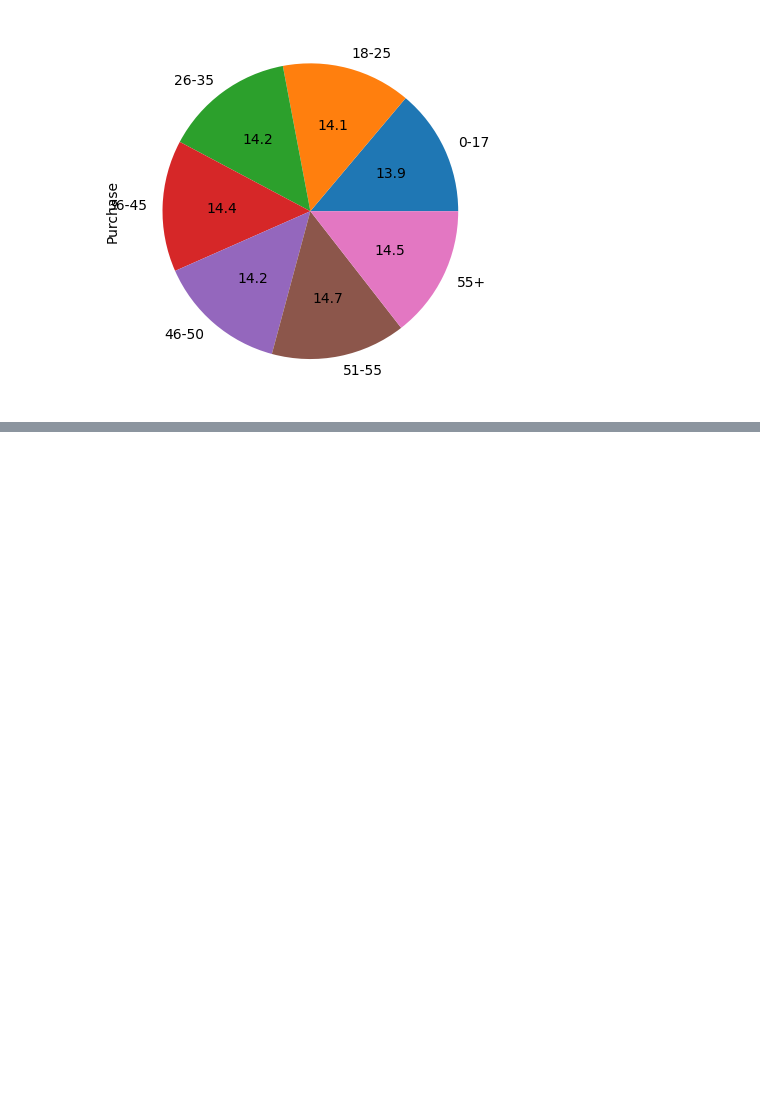
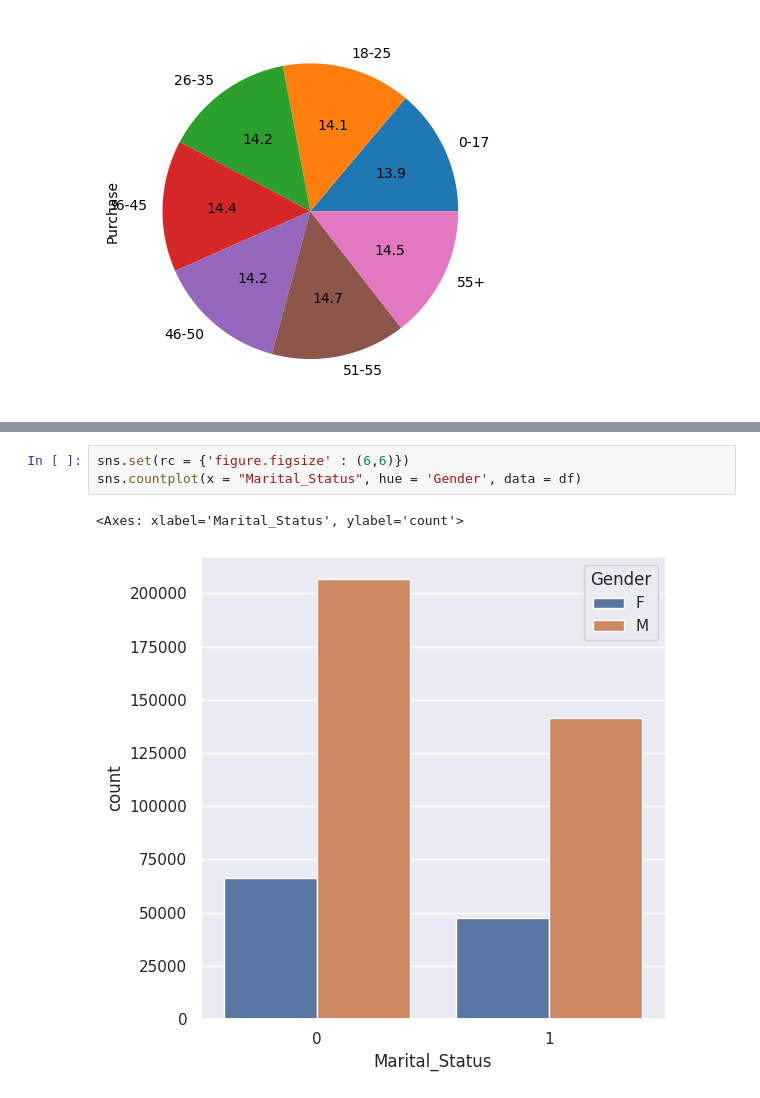
Before and after one commit to supriya0005/Internship-program, a Jupyter notebook: blackfriday.ipynb, the cells around one changed output, grey strips where cells are left out. Cells and saved outputs as stored; diff of their text form; blank space fills up the shorter version.

```diff
--- a/blackfriday.ipynb
+++ b/blackfriday.ipynb
@@ -133,0 +151,6 @@ df.groupby('Age')['Purchase'].mean().plot(kind = 'pie', autopct = '%0.1f')
+# %%
+sns.set(rc = {'figure.figsize' : (6,6)})
+sns.countplot(x = "Marital_Status", hue = 'Gender', data = df)
+# %% [output]
+<Axes: xlabel='Marital_Status', ylabel='count'>
+[figure, added]
```
Also changed, not shown: parts of 19 cells of this notebook.
